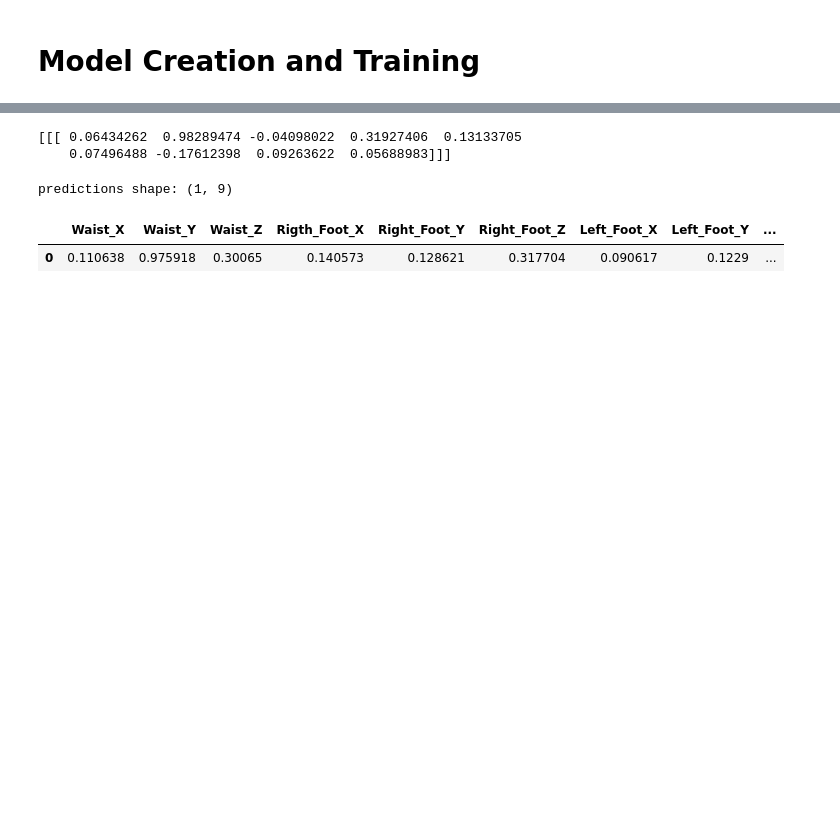
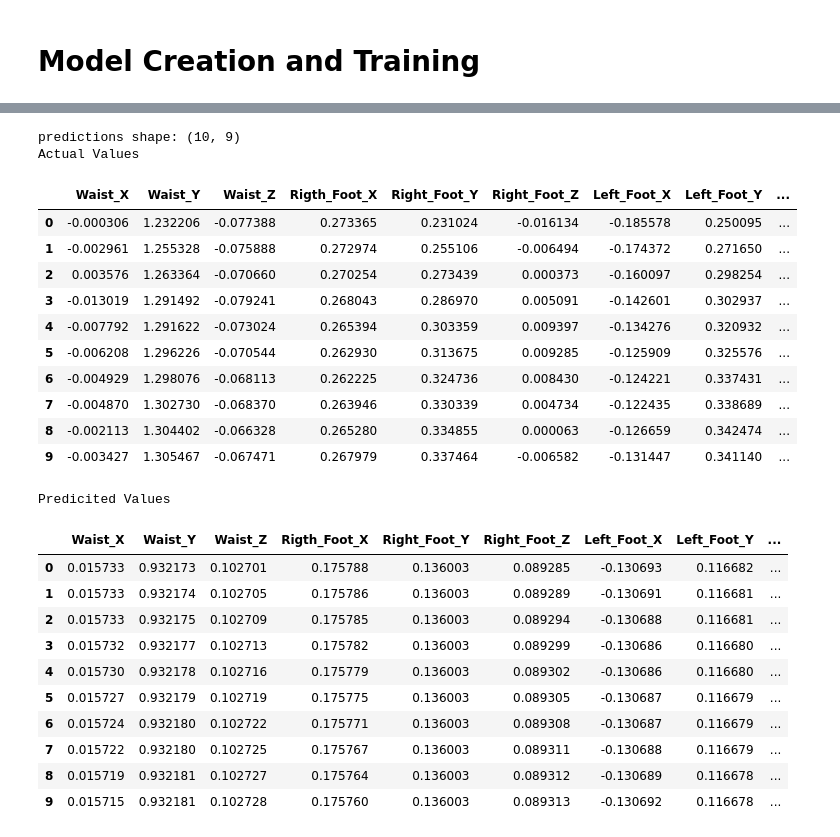
Before and after one commit to jev-e/JE-Msc-lower-body-pose-estimation, a Jupyter notebook: notebooks/RNN.ipynb, the cells around one changed output, grey strips where cells are left out. Saved outputs shown, nothing was run; the diff lists cells and outputs as text; code cells hidden in the pictures; blank space fills up the shorter version.

Commit message:
combined datasets from recording sessions into one dataset for training / testing. Improved comparison output after prediction.

```diff
--- a/notebooks/RNN.ipynb
+++ b/notebooks/RNN.ipynb
@@ -254,0 +299,14 @@ Dataframe created
+# %%
+test_path = "../test_data/"
+
+combined_test_dataframe = CombineDatasets(test_path)
+
+x_test, y_test = SplitFeaturesLabels(combined_test_dataframe)
+
+x_test_arr, y_test_arr = LoadArray(x_test, y_test)
+
+x_test_normalized, y_test_normalized = NormalizeValues(x_test_arr, y_test_arr)
+
+x_test, y_test = ReshapeData(x_test_normalized, y_test_normalized)
+
+print(x_test.shape[1])
@@ -299,8 +378,10 @@ None
 # %%
-x = [x_train, x_test]
-y = [y_train, y_test]
-y_pntr = 0
-for array in x:
-    model.fit(array, y[y_pntr], epochs=100,batch_size=10)
-    y_pntr=+1
+#x = [x_train, x_test]
+#y = [y_train, y_test]
+#y_pntr = 0
+#for array in x:
+#    model.fit(array, y[y_pntr], epochs=1500,batch_size=256)
+#    y_pntr=+1
+
+FitModel(x_train, y_train)
 # %% [output]
@@ -329,16 +410,43 @@ model.evaluate(x_test, y_test, batch_size=32)
-# %%
-predictions = model.predict(x_test[0:1,])
-print(y_test[0:1,:,:])
-# %% [output]
-[[[ 0.06434262  0.98289474 -0.04098022  0.31927406  0.13133705
-    0.07496488 -0.17612398  0.09263622  0.05688983]]]
+# %%
+range_1 = 700
+range_2 = 710
+
+predictions = model.predict(x_test[range_1:range_2,:,:])
+arr = y_test.reshape(-1,9)
 # %%
 print("predictions shape:", predictions.shape)
 
 prediction_DF = pd.DataFrame(predictions, columns=["Waist_X", "Waist_Y", "Waist_Z", "Rigth_Foot_X", "Right_Foot_Y", "Right_Foot_Z", "Left_Foot_X", "Left_Foot_Y", "Left_Foot_Z"])
+Actual_DF = pd.DataFrame(arr[range_1:range_2], columns=["Waist_X", "Waist_Y", "Waist_Z", "Rigth_Foot_X", "Right_Foot_Y", "Right_Foot_Z", "Left_Foot_X", "Left_Foot_Y", "Left_Foot_Z"])
 
+
+print("Actual Values")
+display(Actual_DF)
+print("Predicited Values")
 display(prediction_DF)
 # %% [output]
-predictions shape: (1, 9)
+predictions shape: (10, 9)
+Actual Values
 |  | Waist_X | Waist_Y | Waist_Z | Rigth_Foot_X | Right_Foot_Y | Right_Foot_Z | Left_Foot_X | Left_Foot_Y | ... |
-| 0 | 0.110638 | 0.975918 | 0.30065 | 0.140573 | 0.128621 | 0.317704 | 0.090617 | 0.1229 | ... |
+| 0 | -0.000306 | 1.232206 | -0.077388 | 0.273365 | 0.231024 | -0.016134 | -0.185578 | 0.250095 | ... |
+| 1 | -0.002961 | 1.255328 | -0.075888 | 0.272974 | 0.255106 | -0.006494 | -0.174372 | 0.271650 | ... |
+| 2 | 0.003576 | 1.263364 | -0.070660 | 0.270254 | 0.273439 | 0.000373 | -0.160097 | 0.298254 | ... |
+| 3 | -0.013019 | 1.291492 | -0.079241 | 0.268043 | 0.286970 | 0.005091 | -0.142601 | 0.302937 | ... |
+| 4 | -0.007792 | 1.291622 | -0.073024 | 0.265394 | 0.303359 | 0.009397 | -0.134276 | 0.320932 | ... |
+| 5 | -0.006208 | 1.296226 | -0.070544 | 0.262930 | 0.313675 | 0.009285 | -0.125909 | 0.325576 | ... |
+| 6 | -0.004929 | 1.298076 | -0.068113 | 0.262225 | 0.324736 | 0.008430 | -0.124221 | 0.337431 | ... |
+| 7 | -0.004870 | 1.302730 | -0.068370 | 0.263946 | 0.330339 | 0.004734 | -0.122435 | 0.338689 | ... |
+| 8 | -0.002113 | 1.304402 | -0.066328 | 0.265280 | 0.334855 | 0.000063 | -0.126659 | 0.342474 | ... |
+| 9 | -0.003427 | 1.305467 | -0.067471 | 0.267979 | 0.337464 | -0.006582 | -0.131447 | 0.341140 | ... |
+Predicited Values
+|  | Waist_X | Waist_Y | Waist_Z | Rigth_Foot_X | Right_Foot_Y | Right_Foot_Z | Left_Foot_X | Left_Foot_Y | ... |
+| 0 | 0.015733 | 0.932173 | 0.102701 | 0.175788 | 0.136003 | 0.089285 | -0.130693 | 0.116682 | ... |
+| 1 | 0.015733 | 0.932174 | 0.102705 | 0.175786 | 0.136003 | 0.089289 | -0.130691 | 0.116681 | ... |
+| 2 | 0.015733 | 0.932175 | 0.102709 | 0.175785 | 0.136003 | 0.089294 | -0.130688 | 0.116681 | ... |
+| 3 | 0.015732 | 0.932177 | 0.102713 | 0.175782 | 0.136003 | 0.089299 | -0.130686 | 0.116680 | ... |
+| 4 | 0.015730 | 0.932178 | 0.102716 | 0.175779 | 0.136003 | 0.089302 | -0.130686 | 0.116680 | ... |
+| 5 | 0.015727 | 0.932179 | 0.102719 | 0.175775 | 0.136003 | 0.089305 | -0.130687 | 0.116679 | ... |
+| 6 | 0.015724 | 0.932180 | 0.102722 | 0.175771 | 0.136003 | 0.089308 | -0.130687 | 0.116679 | ... |
+| 7 | 0.015722 | 0.932180 | 0.102725 | 0.175767 | 0.136003 | 0.089311 | -0.130688 | 0.116679 | ... |
+| 8 | 0.015719 | 0.932181 | 0.102727 | 0.175764 | 0.136003 | 0.089312 | -0.130689 | 0.116678 | ... |
+| 9 | 0.015715 | 0.932181 | 0.102728 | 0.175760 | 0.136003 | 0.089313 | -0.130692 | 0.116678 | ... |
```
Also changed, not shown: parts of 11 cells of this notebook.
